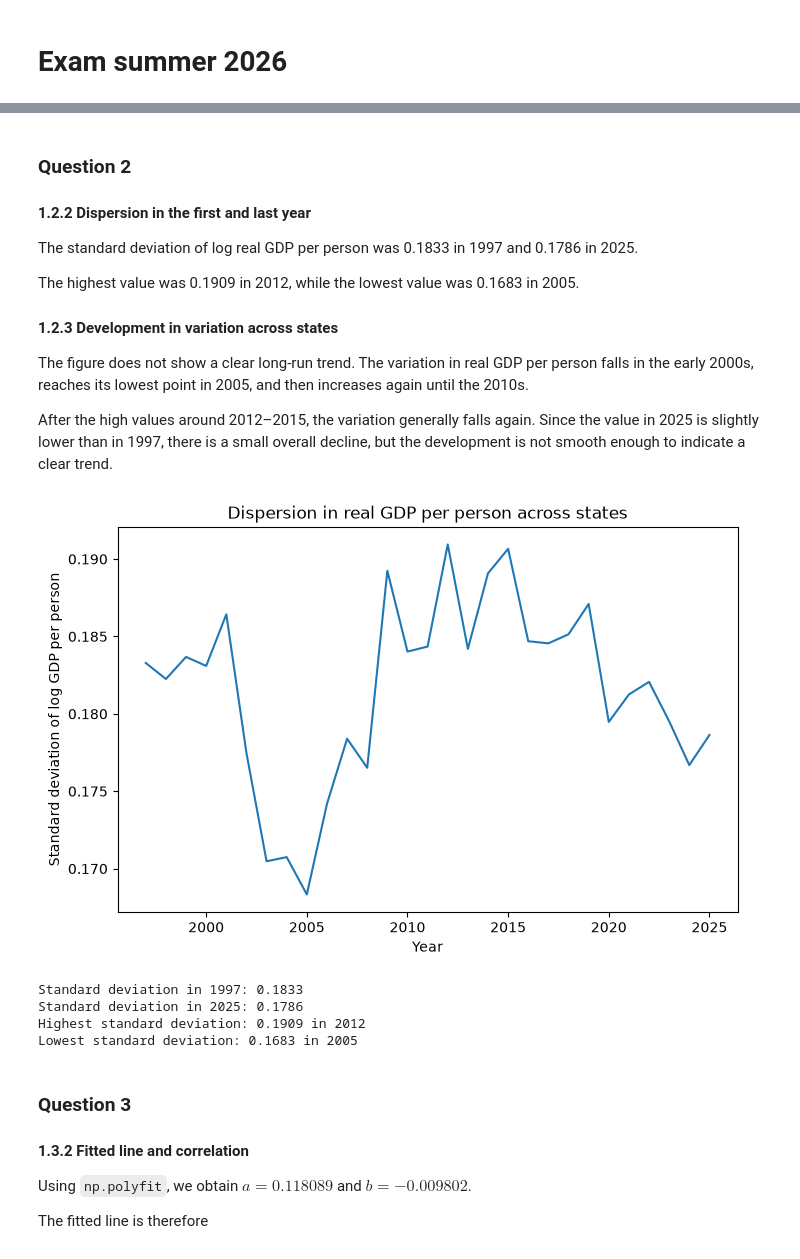
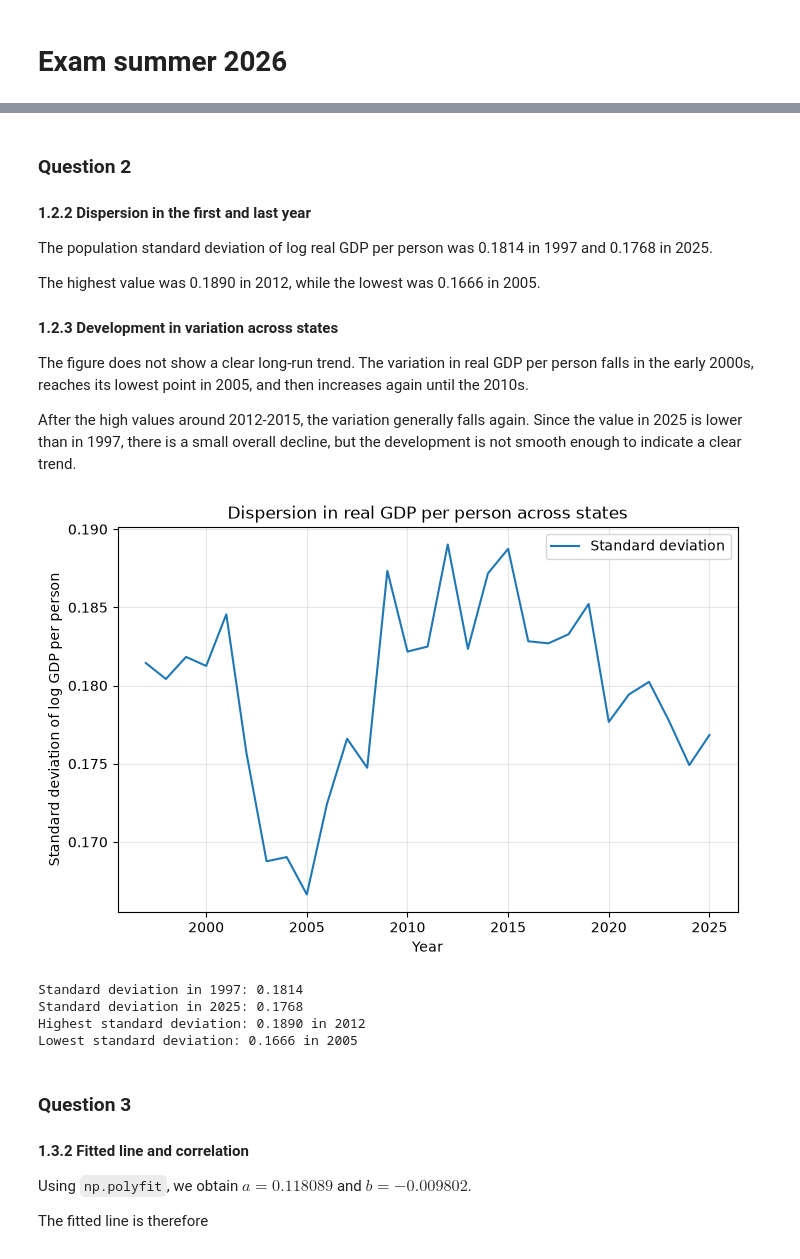
Before and after one commit to Alba-uni/AA_Project_1, a Jupyter notebook: Exam/Exam.ipynb, the cells around one changed output, grey strips where cells are left out. Drawn from its saved outputs; the diff is of its cells as text; code cells hidden in the pictures.

```diff
--- a/Exam/Exam.ipynb
+++ b/Exam/Exam.ipynb
@@ -209,57 +181,59 @@ Average: $64,674.46
 
 #### 1.2.2 Dispersion in the first and last year
 
-The standard deviation of log real GDP per person was 0.1833 in 1997 and 0.1786 in 2025.
+The population standard deviation of log real GDP per person was 0.1814 in 1997 and 0.1768 in 2025.
 
-The highest value was 0.1909 in 2012, while the lowest value was 0.1683 in 2005.
+The highest value was 0.1890 in 2012, while the lowest was 0.1666 in 2005.
 
 
 #### 1.2.3 Development in variation across states
 
 The figure does not show a clear long-run trend. The variation in real GDP per person falls in the early 2000s, reaches its lowest point in 2005, and then increases again until the 2010s.
 
-After the high values around 2012–2015, the variation generally falls again. Since the value in 2025 is slightly lower than in 1997, there is a small overall decline, but the development is not smooth enough to indicate a clear trend.
+After the high values around 2012-2015, the variation generally falls again. Since the value in 2025 is lower than in 1997, there is a small overall decline, but the development is not smooth enough to indicate a clear trend.
 # %%
 # 1.2.1 Standard deviation of log real GDP per person
 
 # Take the logarithm of GDP per person
 log_y = np.log(y)
 
-# Standard deviation across states for each year
-std_log_y = log_y.std(axis=1)
+# Standard deviation across all states for each year
+std_log_y = log_y.std(axis=1, ddof=0)
 
 # Plot the standard deviation over time
 plt.figure(figsize=(8, 5))
 
-plt.plot(std_log_y.index, std_log_y)
+plt.plot(std_log_y.index, std_log_y, label='Standard deviation')
 
 plt.xlabel('Year')
 plt.ylabel('Standard deviation of log GDP per person')
 plt.title('Dispersion in real GDP per person across states')
+plt.grid(True, alpha=0.3)
+plt.legend()
 
 plt.show()
 
 # 1.2.2 Report dispersion in the first and last year and its highest and lowest values
 
 # First and last year
 tfirst = std_log_y.index.min()
 tlast = std_log_y.index.max()
 
 # Year with highest and lowest standard deviation
 year_highest = std_log_y.idxmax()
 year_lowest = std_log_y.idxmin()
 
 # Report results
 print(f"Standard deviation in {tfirst}: {std_log_y.loc[tfirst]:.4f}")
 print(f"Standard deviation in {tlast}: {std_log_y.loc[tlast]:.4f}")
 print(f"Highest standard deviation: {std_log_y.loc[year_highest]:.4f} in {year_highest}")
 print(f"Lowest standard deviation: {std_log_y.loc[year_lowest]:.4f} in {year_lowest}")
 # %% [output]
-[figure, old version]
+[figure, new version]
-Standard deviation in 1997: 0.1833
-Standard deviation in 2025: 0.1786
-Highest standard deviation: 0.1909 in 2012
-Lowest standard deviation: 0.1683 in 2005
+Standard deviation in 1997: 0.1814
+Standard deviation in 2025: 0.1768
+Highest standard deviation: 0.1890 in 2012
+Lowest standard deviation: 0.1666 in 2005
 # %% [markdown]
 ### Question 3
 
```
Also changed, not shown: parts of 5 cells of this notebook, 14 other files.
